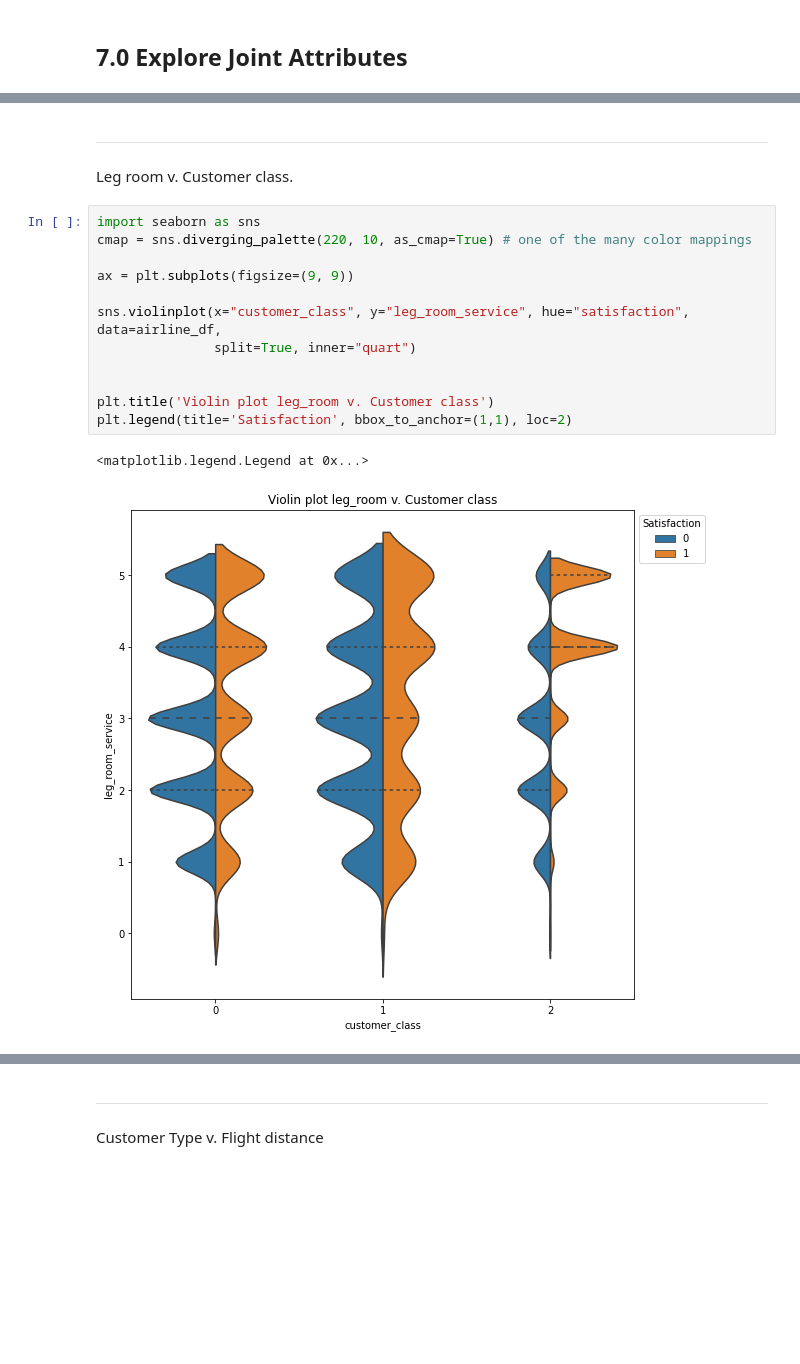
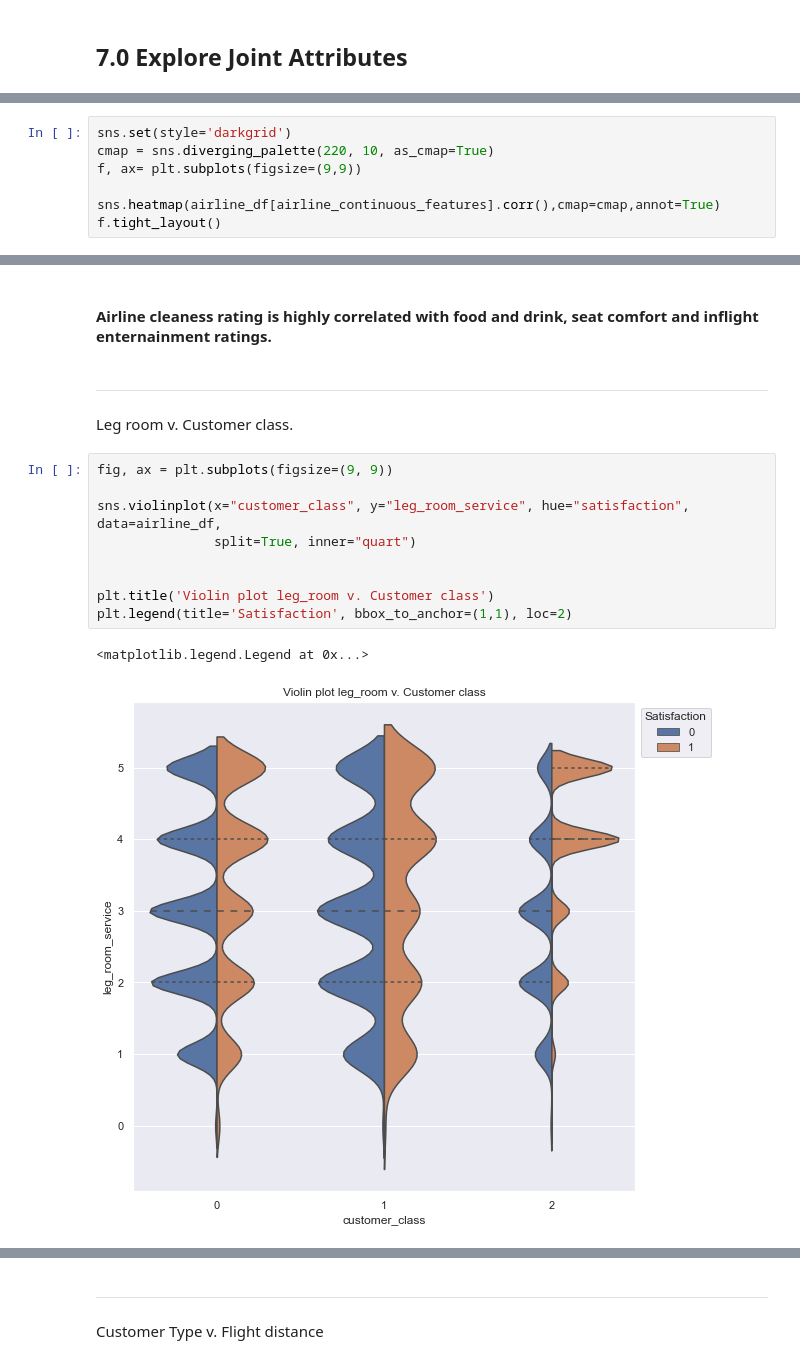
Before and after one commit to wangrenfeng0/Machine-Learning-I, a Jupyter notebook: Project 1_Monday.ipynb, the cells around one changed output, grey strips where cells are left out. Saved outputs shown, nothing was run; the diff lists cells and outputs as text; blank space fills up the shorter version.

```diff
--- a/Project 1_Monday.ipynb
+++ b/Project 1_Monday.ipynb
@@ -507,0 +393,7 @@ From the Scree Plot of ordinal variables, 9 PCAs can explain 90% proportion of v
+# %%
+sns.set(style='darkgrid')
+cmap = sns.diverging_palette(220, 10, as_cmap=True)
+f, ax= plt.subplots(figsize=(9,9))
+
+sns.heatmap(airline_df[airline_continuous_features].corr(),cmap=cmap,annot=True)
+f.tight_layout()
@@ -508,20 +410,19 @@ From the Scree Plot of ordinal variables, 9 PCAs can explain 90% proportion of v
+# %% [markdown]
+#### Airline cleaness rating is highly correlated with food and drink, seat comfort and inflight enternainment ratings.
 # %% [markdown]
 ----
 
 Leg room v. Customer class.
 # %%
-import seaborn as sns
-cmap = sns.diverging_palette(220, 10, as_cmap=True) # one of the many color mappings
-
-ax = plt.subplots(figsize=(9, 9))
+fig, ax = plt.subplots(figsize=(9, 9))
 
 sns.violinplot(x="customer_class", y="leg_room_service", hue="satisfaction", data=airline_df,
                split=True, inner="quart")
 
 
 plt.title('Violin plot leg_room v. Customer class')
 plt.legend(title='Satisfaction', bbox_to_anchor=(1,1), loc=2)
 # %% [output]
 <matplotlib.legend.Legend at 0x...>
-[figure, old version]
+[figure, new version]
 # %% [markdown]
```
Also changed, not shown: parts of 41 cells of this notebook.
